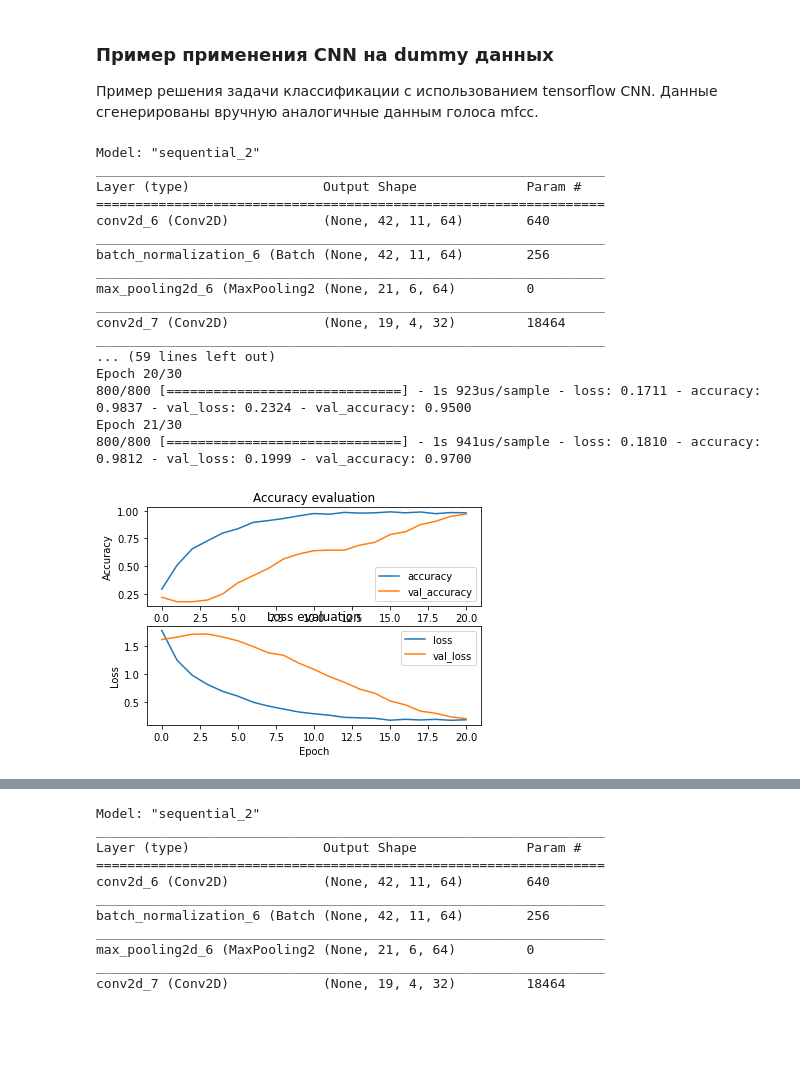
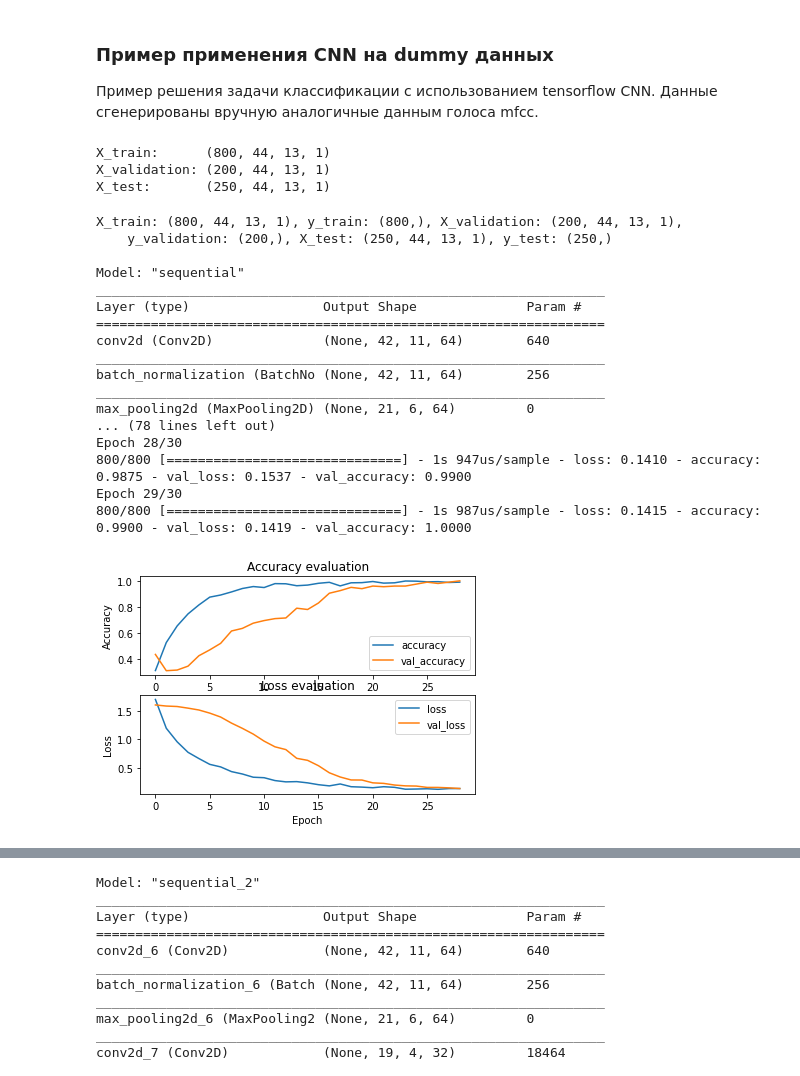
Before and after one commit to balobinp/AudioSignalProcessing, a Jupyter notebook: AudioSignalProcessing.ipynb, the cells around one changed output, grey strips where cells are left out. Cells and saved outputs as stored; diff of their text form; code cells hidden in the pictures; blank space fills up the shorter version.

```diff
--- a/AudioSignalProcessing.ipynb
+++ b/AudioSignalProcessing.ipynb
@@ -188,6 +189,16 @@ mfcc.shape
 # %% [markdown]
 ### Пример применения CNN на dummy данных
 Пример решения задачи классификации с использованием tensorflow CNN. Данные сгенерированы вручную аналогичные данным голоса mfcc.
+# %%
+X_train, y_train, X_validation, y_validation, X_test, y_test = prepare_dataset(X, y)
+print(f"""
+X_train: {str(X_train.shape):>21}
+X_validation: {str(X_validation.shape):>15}
+X_test: {str(X_test.shape):>22}\n""")
+# %% [output]
+X_train:      (800, 44, 13, 1)
+X_validation: (200, 44, 13, 1)
+X_test:       (250, 44, 13, 1)
 # %%
 #######################################################################################
 # Define variables here
@@ -335,43 +346,48 @@ def plot_history(history):
     plt.show()
 
 def main():
     # generate train, validation and test sets
     X_train, y_train, X_validation, y_validation, X_test, y_test = prepare_dataset(X, y)
 
+    print(f"""
+    X_train: {str(X_train.shape):>21}
+    X_validation: {str(X_validation.shape):>15}
+    X_test: {str(X_test.shape):>22}\n""")
+
     # create network
     input_shape = (X_train.shape[1], X_train.shape[2], 1) # (segments, coeffisients=13, 1)
     model = build_model(input_shape, learning_rate=LEARNING_RATE)
 
     # train network
     history = train(model, EPOCHS, BATCH_SIZE, PATIENCE, X_train, y_train, X_validation, y_validation)
 
     # plot accuracy/loss for training/validation set as a function of the epochs
     plot_history(history)
 
     # evaluate network on test set
     test_loss, test_acc = model.evaluate(X_test, y_test)
     print("\nTest loss: {}, test accuracy: {}".format(test_loss, 100*test_acc))
 
     # save model
     model.save(output_trained_model)
 
 main()
 # %% [output]
-Model: "sequential_2"
+X_train: (800, 44, 13, 1), y_train: (800,), X_validation: (200, 44, 13, 1),
+    y_validation: (200,), X_test: (250, 44, 13, 1), y_test: (250,)
+
+Model: "sequential"
 _________________________________________________________________
 Layer (type)                 Output Shape              Param #
 =================================================================
-conv2d_6 (Conv2D)            (None, 42, 11, 64)        640
+conv2d (Conv2D)              (None, 42, 11, 64)        640
 _________________________________________________________________
-batch_normalization_6 (Batch (None, 42, 11, 64)        256
+batch_normalization (BatchNo (None, 42, 11, 64)        256
 _________________________________________________________________
-max_pooling2d_6 (MaxPooling2 (None, 21, 6, 64)         0
-_________________________________________________________________
-conv2d_7 (Conv2D)            (None, 19, 4, 32)         18464
-_________________________________________________________________
-... (59 lines left out)
-Epoch 20/30
-800/800 [==============================] - 1s 923us/sample - loss: 0.1711 - accuracy: 0.9837 - val_loss: 0.2324 - val_accuracy: 0.9500
-Epoch 21/30
-800/800 [==============================] - 1s 941us/sample - loss: 0.1810 - accuracy: 0.9812 - val_loss: 0.1999 - val_accuracy: 0.9700
+max_pooling2d (MaxPooling2D) (None, 21, 6, 64)         0
+... (78 lines left out)
+Epoch 28/30
+800/800 [==============================] - 1s 947us/sample - loss: 0.1410 - accuracy: 0.9875 - val_loss: 0.1537 - val_accuracy: 0.9900
+Epoch 29/30
+800/800 [==============================] - 1s 987us/sample - loss: 0.1415 - accuracy: 0.9900 - val_loss: 0.1419 - val_accuracy: 1.0000
-[figure, old version]
+[figure, new version]
```
Also changed, not shown: parts of 2 cells of this notebook.
